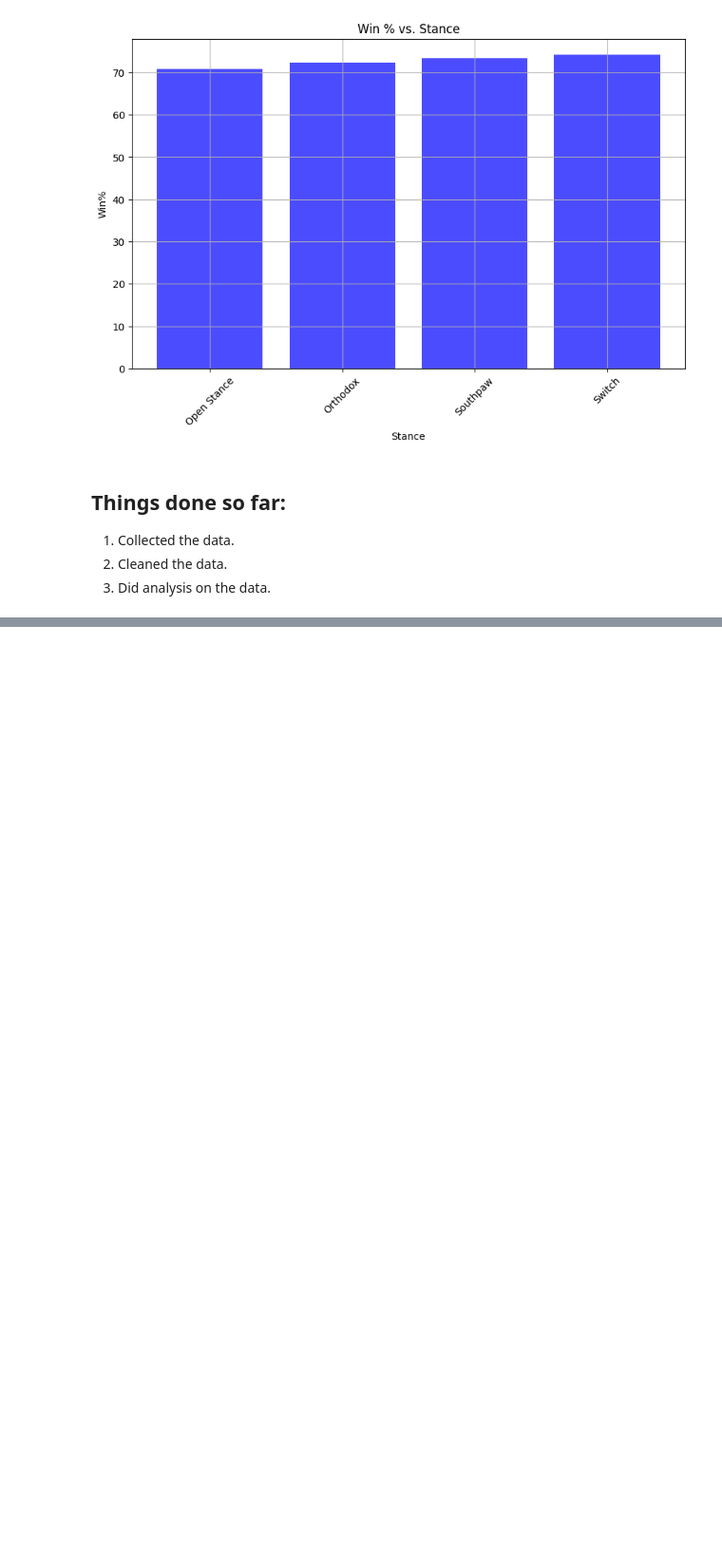
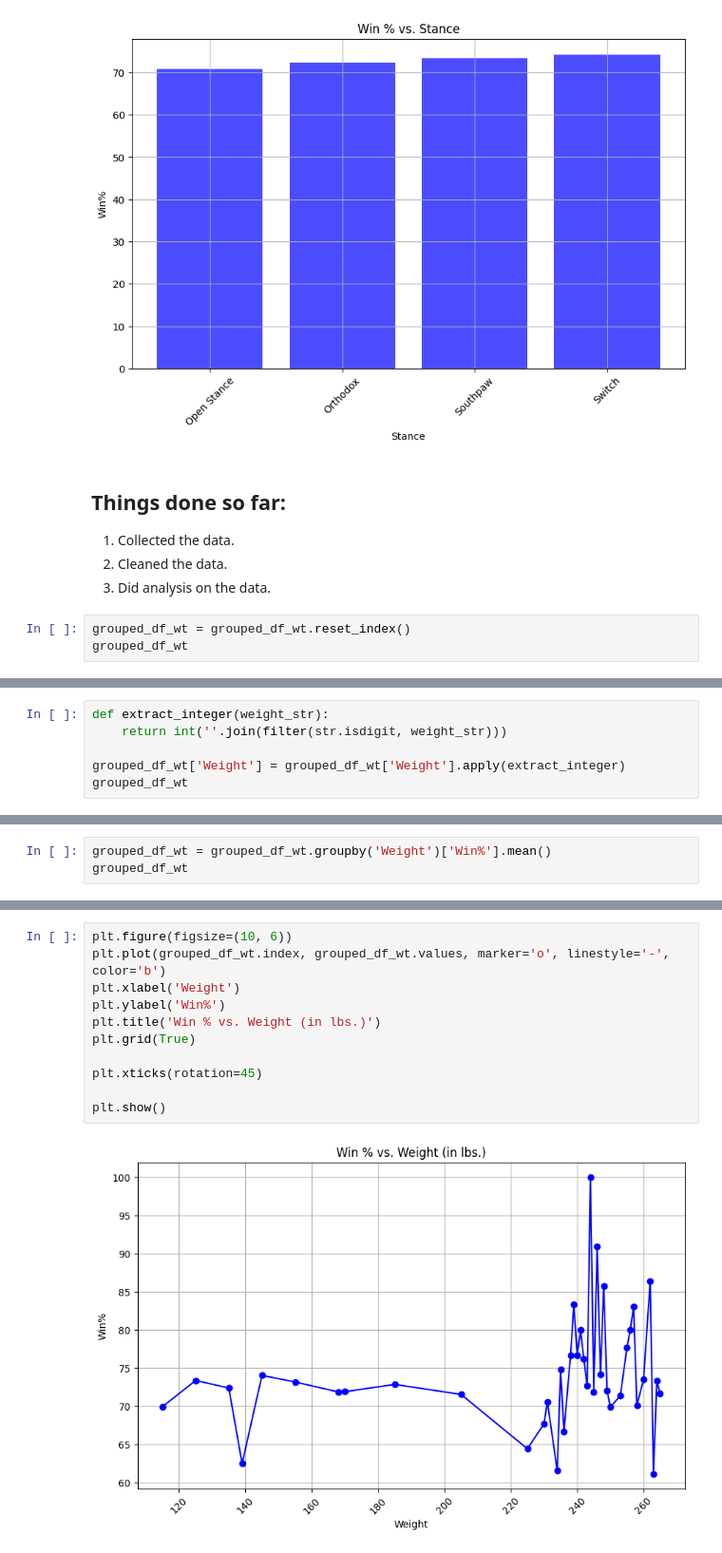
Before and after one commit to muneeb-i-khan/Octagon-Odds, a Jupyter notebook: OctagonOdds.ipynb, the cells around one changed output, grey strips where cells are left out. Shown: that part at 95% size. Drawn from its saved outputs; the diff is of its cells as text; blank space fills up the shorter version.

```diff
--- a/OctagonOdds.ipynb
+++ b/OctagonOdds.ipynb
@@ -281,3 +281,6 @@ plt.show()
 1. Collected the data.
 2. Cleaned the data.
 3. Did analysis on the data.
+# %%
+grouped_df_wt = grouped_df_wt.reset_index()
+grouped_df_wt
@@ -283,0 +305,6 @@ plt.show()
+# %%
+def extract_integer(weight_str):
+    return int(''.join(filter(str.isdigit, weight_str)))
+
+grouped_df_wt['Weight'] = grouped_df_wt['Weight'].apply(extract_integer)
+grouped_df_wt
@@ -283,0 +462,3 @@ plt.show()
+# %%
+grouped_df_wt = grouped_df_wt.groupby('Weight')['Win%'].mean()
+grouped_df_wt
@@ -283,0 +483,13 @@ plt.show()
+# %%
+plt.figure(figsize=(10, 6))
+plt.plot(grouped_df_wt.index, grouped_df_wt.values, marker='o', linestyle='-', color='b')
+plt.xlabel('Weight')
+plt.ylabel('Win%')
+plt.title('Win % vs. Weight (in lbs.)')
+plt.grid(True)
+
+plt.xticks(rotation=45)
+
+plt.show()
+# %% [output]
+[figure, added]
```
Also changed, not shown: parts of 9 cells of this notebook.
